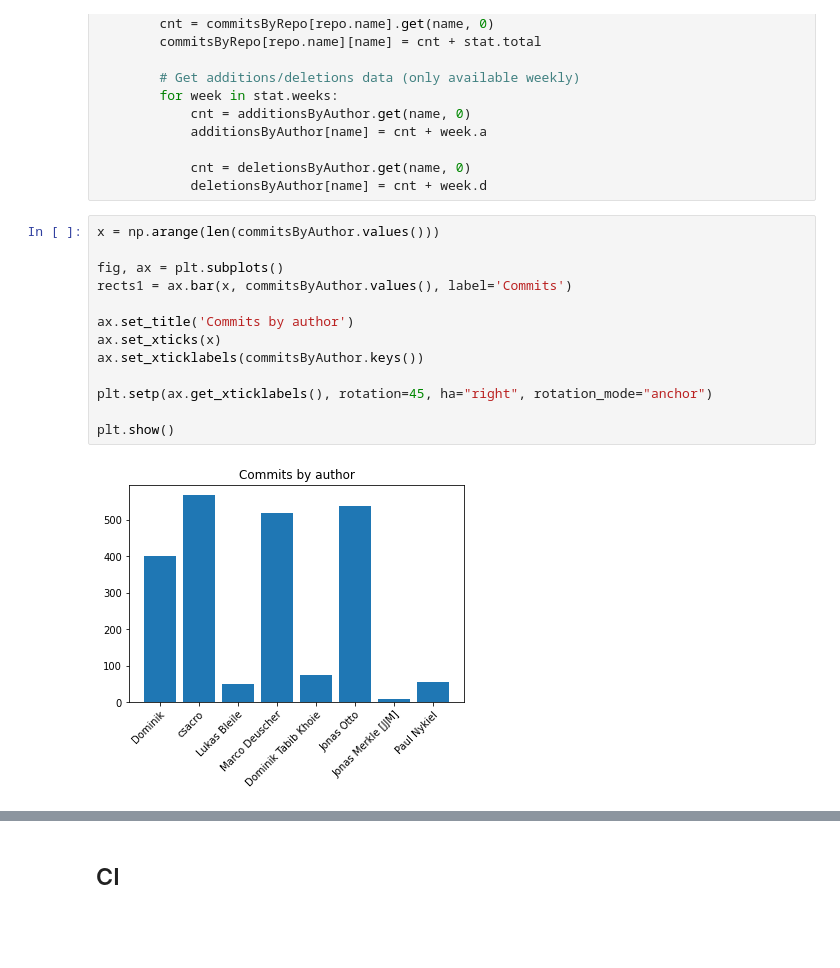
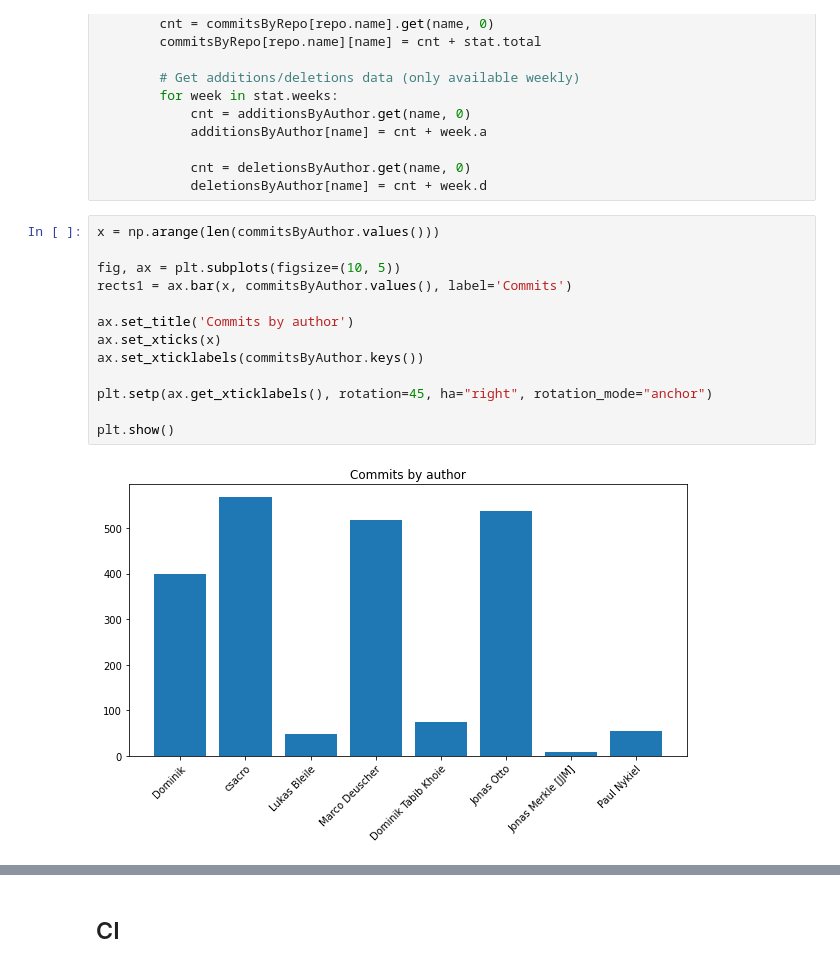
Before and after one commit to SoPra-Team-17/stats, a Jupyter notebook: Notebook.ipynb, the cells around one changed output, grey strips where cells are left out. Cells and saved outputs as stored; diff of their text form; blank space fills up the shorter version.

```diff
--- a/Notebook.ipynb
+++ b/Notebook.ipynb
@@ -126,18 +126,18 @@ for repo in repos:
 # %%
 x = np.arange(len(commitsByAuthor.values()))
 
-fig, ax = plt.subplots()
+fig, ax = plt.subplots(figsize=(10, 5))
 rects1 = ax.bar(x, commitsByAuthor.values(), label='Commits')
 
 ax.set_title('Commits by author')
 ax.set_xticks(x)
 ax.set_xticklabels(commitsByAuthor.keys())
 
 plt.setp(ax.get_xticklabels(), rotation=45, ha="right", rotation_mode="anchor")
 
 plt.show()
 # %% [output]
-[figure, old version]
+[figure, new version]
 # %%
 repoNames = commitsByRepo.keys()
 
```
Also changed, not shown: parts of 3 cells of this notebook.
